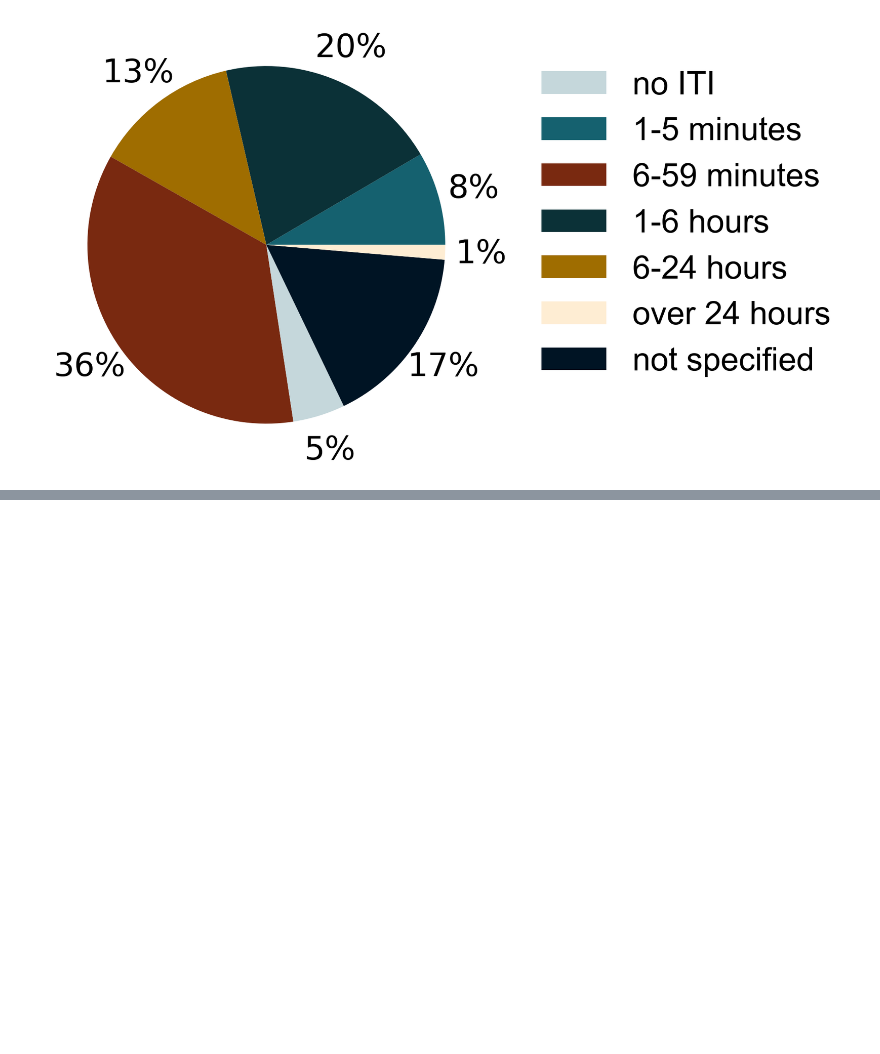
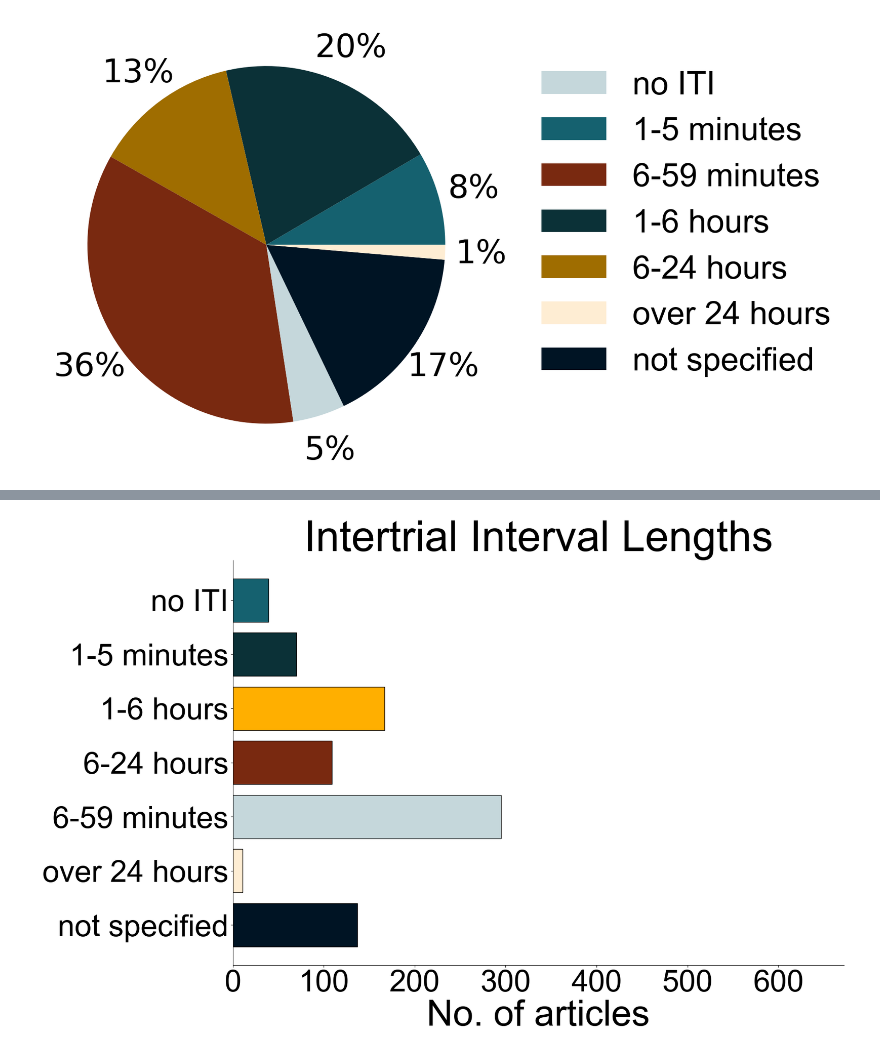
Before and after one commit to padillacoreanolab/literature_review_processing, a Jupyter notebook: results/2022_09_09_literature_review_processing/Graphs for Literature Review.ipynb, the cells around one changed output, grey strips where cells are left out. Drawn from its saved outputs; the diff is of its cells as text; code cells hidden in the pictures; blank space fills up the shorter version.

```diff
--- a/results/2022_09_09_literature_review_processing/Graphs for Literature Review.ipynb
+++ b/results/2022_09_09_literature_review_processing/Graphs for Literature Review.ipynb
@@ -825,0 +830,13 @@ plt.savefig('./proc/plots/ITI_paper.svg', bbox_inches = 'tight')
+# %%
+iti_lengths = ['no ITI','1-5 minutes',
+ '1-6 hours',
+ '6-24 hours',
+ '6-59 minutes',
+ 'over 24 hours',
+ 'not specified'
+ ]
+
+iti_totals_list = [39, 70, 167, 109, 295, 11, 137]
+# %%
+iti_totals_list = iti_totals_list[::-1]
+iti_totals_list
@@ -825,0 +845,3 @@ plt.savefig('./proc/plots/ITI_paper.svg', bbox_inches = 'tight')
+# %%
+iti_lengths = iti_lengths[::-1]
+iti_lengths
@@ -825,0 +865,13 @@ plt.savefig('./proc/plots/ITI_paper.svg', bbox_inches = 'tight')
+# %%
+plt.rcParams["figure.figsize"] = (18,12)
+plt.barh(iti_lengths, iti_totals_list, color = pclabcol_ITI, edgecolor = 'black')
+plt.xlabel('No. of articles', fontsize = 60, family = 'Arial')
+for pos in ['right', 'top']:
+    plt.gca().spines[pos].set_visible(False)
+plt.title('Intertrial Interval Lengths', fontsize = 70, family = 'Arial')
+plt.yticks(fontsize = 50, family = 'Arial')
+plt.xlim(0,672)
+plt.xticks(fontsize = 50, rotation = 0, family = 'Arial')
+plt.savefig("./proc/plots/ITI_bar.svg", bbox_inches = 'tight')
+# %% [output]
+[figure, added]
```
Also changed, not shown: parts of 6 cells of this notebook.
